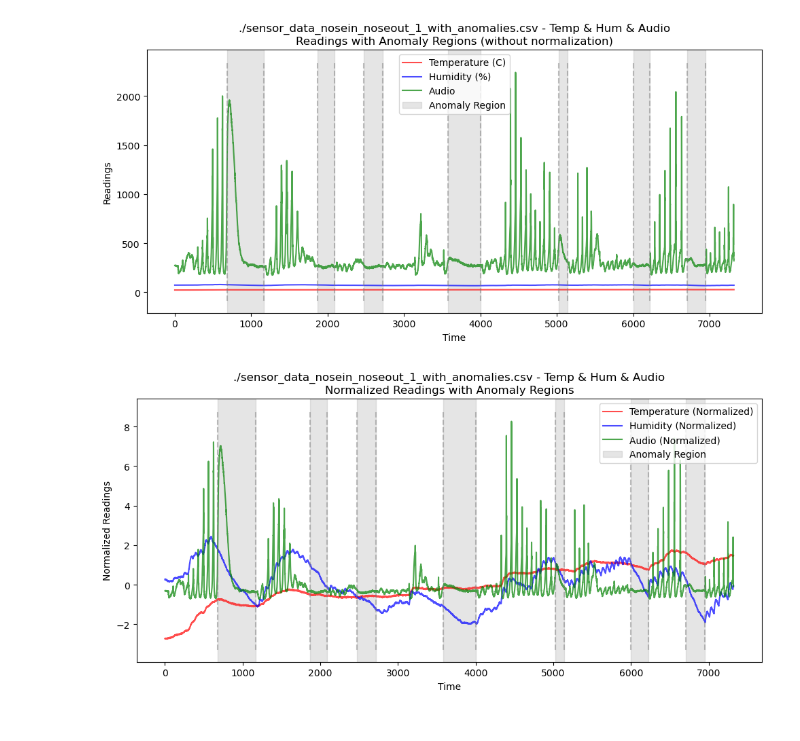
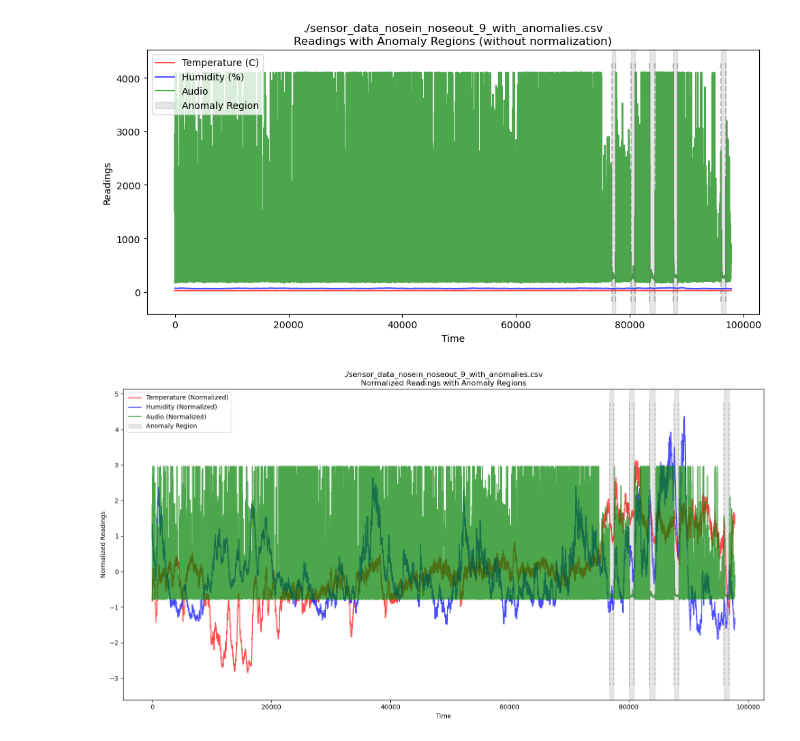
Before and after one commit to 666harrypeng/Edge-AI-for-healthcare-applications, a Jupyter notebook: hardware_ypengbb/real_records_with_anomalies/data_visual.ipynb, the cells around one changed output. Cells and saved outputs as stored; diff of their text form; code cells hidden in the pictures.

Commit message:
upload hardware scripts, code, datasets (noseinout_9)

```diff
--- a/hardware_ypengbb/real_records_with_anomalies/data_visual.ipynb
+++ b/hardware_ypengbb/real_records_with_anomalies/data_visual.ipynb
@@ -34,9 +110,9 @@ anomaly_intervals_dict = {
 # %%
 
-datafile = data_files["nosein_noseout_1"]
-recording_start_line = recording_start_lines["nosein_noseout_1"]
+datafile = data_files["nosein_noseout_9"]
+recording_start_line = recording_start_lines["nosein_noseout_9"]
 # Anomaly intervals (start_line, end_line)
-anomaly_intervals = anomaly_intervals_dict["nosein_noseout_1"]
+anomaly_intervals = anomaly_intervals_dict["nosein_noseout_9"]
 
 
 anomalies = []
@@ -86,6 +164,8 @@ t = []
 temp_readings = []
 hum_readings = []
 audio_readings = []
+# pressure_readings = []
+# blood_oxygen_readings = []
 
 for i, row in enumerate(valid_rows):
     if i > 0:  # Skip header
@@ -93,11 +173,14 @@ for i, row in enumerate(valid_rows):
         audio_readings.append(float(row[1]))
         temp_readings.append(float(row[2]))
         hum_readings.append(float(row[3]))
-
+        # pressure_readings.append(float(row[4]))
+        # blood_oxygen_readings.append(float(row[5]))
 t = np.asarray(t)
 temp_readings = np.asarray(temp_readings)
 hum_readings = np.asarray(hum_readings)
 audio_readings = np.asarray(audio_readings)
+# pressure_readings = np.asarray(pressure_readings)
+# blood_oxygen_readings = np.asarray(blood_oxygen_readings)
 # print(temp_readings.shape)
 
 plt.figure(figsize=(10, 5))
@@ -106,6 +189,8 @@ plt.figure(figsize=(10, 5))
 plt.plot(t, temp_readings, label='Temperature (C)', color='red', alpha=0.7)
 plt.plot(t, hum_readings, label='Humidity (%)', color='blue', alpha=0.7)
 plt.plot(t, audio_readings, label='Audio', color='green', alpha=0.7)
+# plt.plot(t, pressure_readings, label='Pressure', color='orange', alpha=0.7)
+# plt.plot(t, blood_oxygen_readings, label='Blood Oxygen', color='purple', alpha=0.7)
 
 # Plot vertical lines for anomalies
 y_min, y_max = plt.ylim()
@@ -119,13 +204,13 @@ for adj_start, adj_end in adj_anomaly_intervals:
 
 plt.xlabel('Time')
 plt.ylabel('Readings')
-plt.title(f'{datafile} - Temp & Hum & Audio\nReadings with Anomaly Regions (without normalization)')
+plt.title(f'{datafile}\nReadings with Anomaly Regions (without normalization)')
 plt.legend()
 plt.tight_layout()
-plt.savefig(f'{datafile}_temp_hum_audio_with_anomaly_regions_without_normalization.png')
+# plt.savefig(f'{datafile}_temp_hum_audio_bo_with_anomaly_regions_without_normalization.png')
 plt.show()
 # %% [output]
-[figure, old version]
+[figure, new version]
 # %%
 # Normalize the data
 temp_mean = np.mean(temp_readings)
@@ -136,33 +221,43 @@ hum_mean = np.mean(hum_readings)
 hum_std = np.std(hum_readings)
 hum_normalized = (hum_readings - hum_mean) / hum_std
 
 audio_mean = np.mean(audio_readings)
 audio_std = np.std(audio_readings)
 audio_normalized = (audio_readings - audio_mean) / audio_std
 
-plt.figure(figsize=(10, 5))
+# pressure_mean = np.mean(pressure_readings)
+# pressure_std = np.std(pressure_readings)
+# pressure_normalized = (pressure_readings - pressure_mean) / pressure_std
+
+# blood_oxygen_mean = np.mean(blood_oxygen_readings)
+# blood_oxygen_std = np.std(blood_oxygen_readings)
+# blood_oxygen_normalized = (blood_oxygen_readings - blood_oxygen_mean) / blood_oxygen_std
+
+plt.figure(figsize=(15, 8))
 
 # Plot normalized readings
 plt.plot(t, temp_normalized, label='Temperature (Normalized)', color='red', alpha=0.7)
 plt.plot(t, hum_normalized, label='Humidity (Normalized)', color='blue', alpha=0.7)
 plt.plot(t, audio_normalized, label='Audio (Normalized)', color='green', alpha=0.7)
+# plt.plot(t, pressure_normalized, label='Pressure (Normalized)', color='orange', alpha=0.7)
+# plt.plot(t, blood_oxygen_normalized, label='Blood Oxygen (Normalized)', color='purple', alpha=0.7)
 
 # Plot vertical lines for anomalies
 y_min, y_max = plt.ylim()
 for adj_start, adj_end in adj_anomaly_intervals:
     # Plot vertical lines at start and end of anomaly intervals
     plt.vlines(x=adj_start, ymin=y_min, ymax=y_max, colors='gray', linestyles='dashed', alpha=0.5)
     plt.vlines(x=adj_end, ymin=y_min, ymax=y_max, colors='gray', linestyles='dashed', alpha=0.5)
 
     # Fill the anomaly region
     plt.axvspan(adj_start, adj_end, color='gray', alpha=0.2, label="Anomaly Region" if adj_start == adj_anomaly_intervals[0][0] else "")
 
 plt.xlabel('Time')
 plt.ylabel('Normalized Readings')
-plt.title(f'{datafile} - Temp & Hum & Audio\nNormalized Readings with Anomaly Regions')
+plt.title(f'{datafile}\nNormalized Readings with Anomaly Regions')
 plt.legend()
 plt.tight_layout()
 plt.savefig(f'{datafile}_temp_hum_audio_with_anomaly_regions_normalized.png')
 plt.show()
 # %% [output]
-[figure, old version]
+[figure, new version]
```
Also changed, not shown: parts of 5 cells of this notebook, 24 other files.
